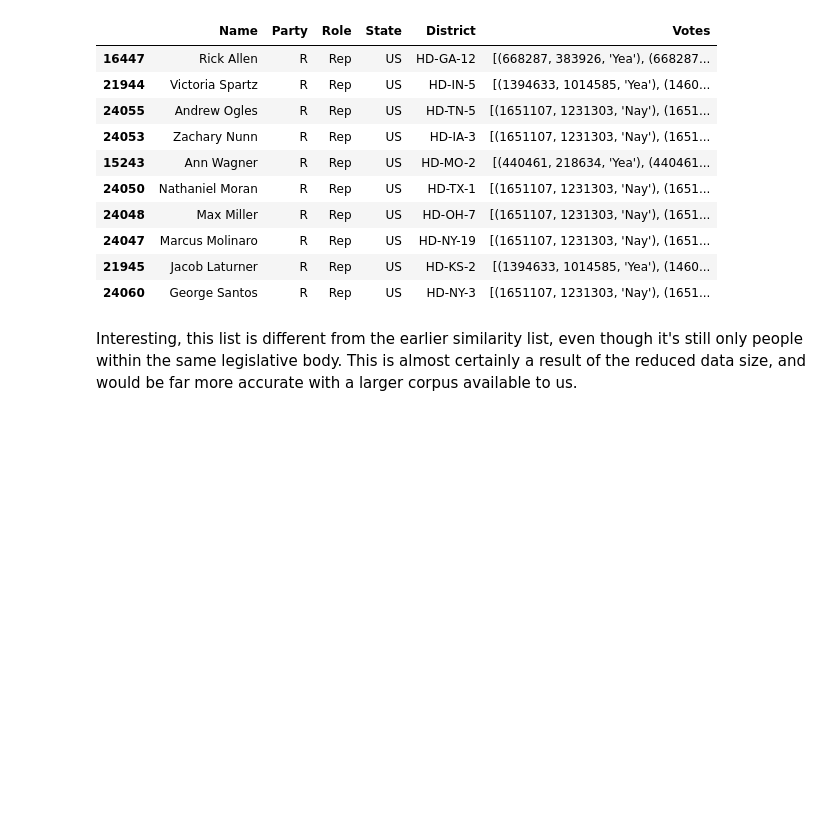
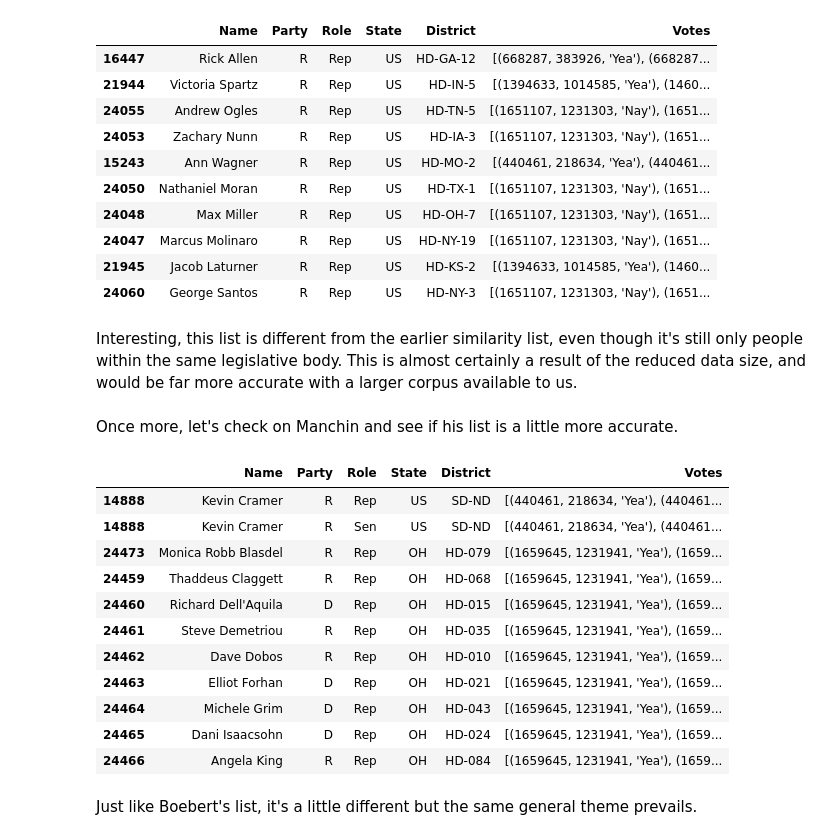
Before and after one commit to silas-wunder/LegiScan, a Jupyter notebook: basic_analysis.ipynb, the cells around one changed output. Drawn from its saved outputs; the diff is of its cells as text; code cells hidden in the pictures; blank space fills up the shorter version.

```diff
--- a/basic_analysis.ipynb
+++ b/basic_analysis.ipynb
@@ -129,0 +132,3 @@ Now let's add some similarity metrics to the bills so we can further compare rep
+# %%
+manchin = people.loc[people["Name"] == "Joe Manchin"].index[0]
+people.loc[votes_similarities[manchin].argsort()[::-1][:10]]
@@ -274,3 +298,22 @@ people.loc[topic_similarites[boebert].argsort()[::-1][0:10]]
 | 24060 | George Santos | R | Rep | US | HD-NY-3 | [(1651107, 1231303, 'Nay'), (1651... |
 # %% [markdown]
 Interesting, this list is different from the earlier similarity list, even though it's still only people within the same legislative body. This is almost certainly a result of the reduced data size, and would be far more accurate with a larger corpus available to us.
+# %% [markdown]
+Once more, let's check on Manchin and see if his list is a little more accurate.
+# %%
+people.loc[topic_similarites[manchin].argsort()[::-1][:10]]
+# %% [output]
+|  | Name | Party | Role | State | District | Votes |
+| 14888 | Kevin Cramer | R | Rep | US | SD-ND | [(440461, 218634, 'Yea'), (440461... |
+| 14888 | Kevin Cramer | R | Sen | US | SD-ND | [(440461, 218634, 'Yea'), (440461... |
+| 24473 | Monica Robb Blasdel | R | Rep | OH | HD-079 | [(1659645, 1231941, 'Yea'), (1659... |
+| 24459 | Thaddeus Claggett | R | Rep | OH | HD-068 | [(1659645, 1231941, 'Yea'), (1659... |
+| 24460 | Richard Dell'Aquila | D | Rep | OH | HD-015 | [(1659645, 1231941, 'Yea'), (1659... |
+| 24461 | Steve Demetriou | R | Rep | OH | HD-035 | [(1659645, 1231941, 'Yea'), (1659... |
+| 24462 | Dave Dobos | R | Rep | OH | HD-010 | [(1659645, 1231941, 'Yea'), (1659... |
+| 24463 | Elliot Forhan | D | Rep | OH | HD-021 | [(1659645, 1231941, 'Yea'), (1659... |
+| 24464 | Michele Grim | D | Rep | OH | HD-043 | [(1659645, 1231941, 'Yea'), (1659... |
+| 24465 | Dani Isaacsohn | D | Rep | OH | HD-024 | [(1659645, 1231941, 'Yea'), (1659... |
+| 24466 | Angela King | R | Rep | OH | HD-084 | [(1659645, 1231941, 'Yea'), (1659... |
+# %% [markdown]
+Just like Boebert's list, it's a little different but the same general theme prevails.
```
Also changed, not shown: parts of 25 cells of this notebook.
